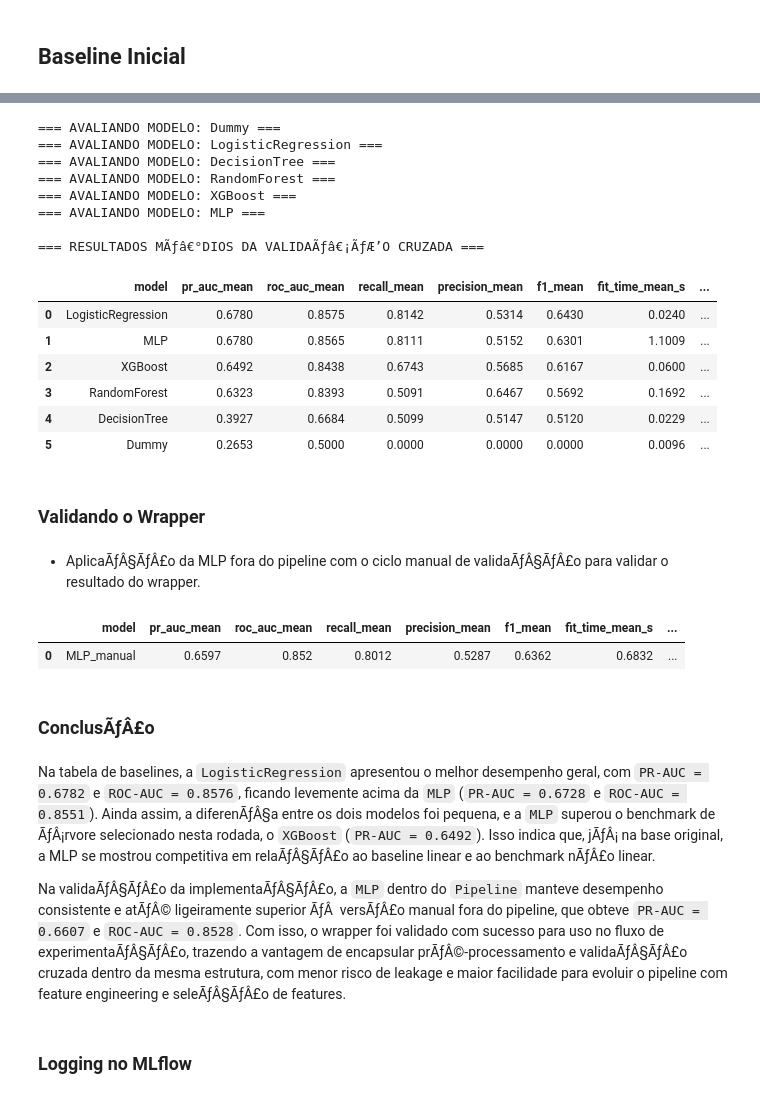
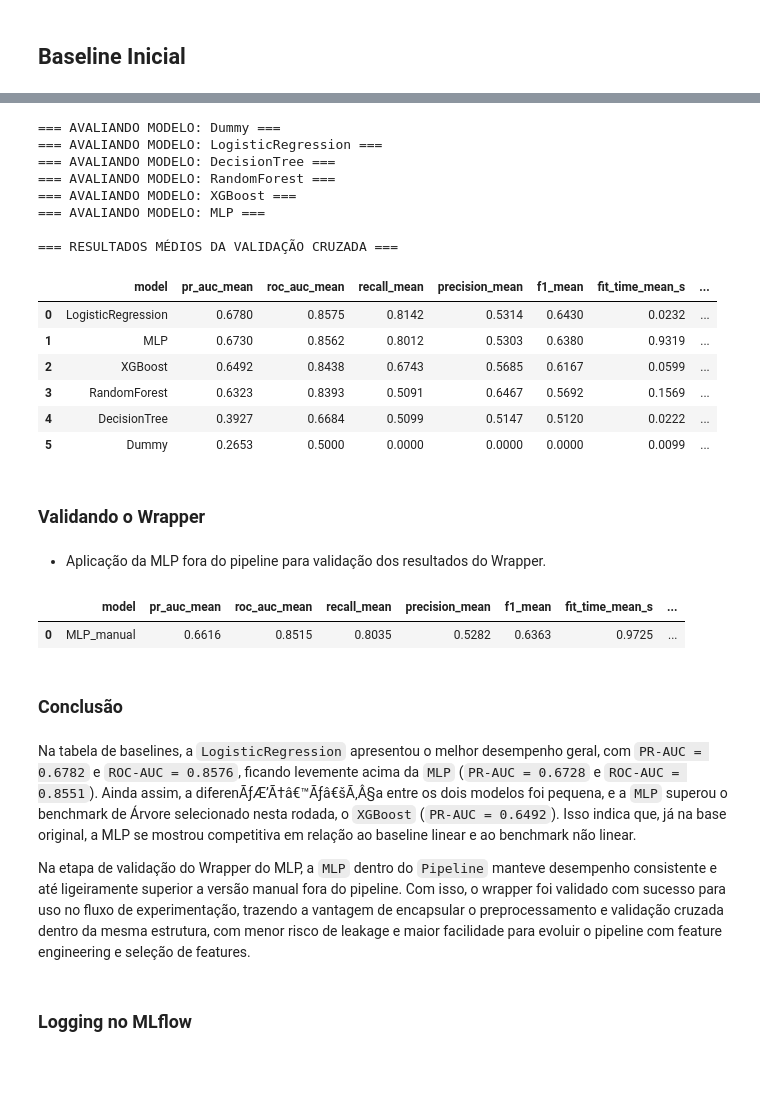
Before and after one commit to devjaynemorais/mle-f1-tech-challenge, a Jupyter notebook: notebooks/02_experimentation.ipynb, the cells around one changed output, grey strips where cells are left out. Drawn from its saved outputs; the diff is of its cells as text; code cells hidden in the pictures; blank space fills up the shorter version.

```diff
--- a/notebooks/02_experimentation.ipynb
+++ b/notebooks/02_experimentation.ipynb
@@ -371,7 +372,7 @@ results_cv = (
     .reset_index(drop=True)
 )
 
-print("\n=== RESULTADOS MÃƒâ€°DIOS DA VALIDAÃƒâ€¡ÃƒÆ’O CRUZADA ===")
+print("\n=== RESULTADOS MÉDIOS DA VALIDAÇÃO CRUZADA ===")
 display(results_cv.round(4))
 # %% [output]
 === AVALIANDO MODELO: Dummy ===
@@ -381,18 +382,18 @@ display(results_cv.round(4))
 === AVALIANDO MODELO: XGBoost ===
 === AVALIANDO MODELO: MLP ===
 
-=== RESULTADOS MÃƒâ€°DIOS DA VALIDAÃƒâ€¡ÃƒÆ’O CRUZADA ===
+=== RESULTADOS MÉDIOS DA VALIDAÇÃO CRUZADA ===
 |  | model | pr_auc_mean | roc_auc_mean | recall_mean | precision_mean | f1_mean | fit_time_mean_s | ... |
-| 0 | LogisticRegression | 0.6780 | 0.8575 | 0.8142 | 0.5314 | 0.6430 | 0.0240 | ... |
-| 1 | MLP | 0.6780 | 0.8565 | 0.8111 | 0.5152 | 0.6301 | 1.1009 | ... |
-| 2 | XGBoost | 0.6492 | 0.8438 | 0.6743 | 0.5685 | 0.6167 | 0.0600 | ... |
-| 3 | RandomForest | 0.6323 | 0.8393 | 0.5091 | 0.6467 | 0.5692 | 0.1692 | ... |
-| 4 | DecisionTree | 0.3927 | 0.6684 | 0.5099 | 0.5147 | 0.5120 | 0.0229 | ... |
-| 5 | Dummy | 0.2653 | 0.5000 | 0.0000 | 0.0000 | 0.0000 | 0.0096 | ... |
+| 0 | LogisticRegression | 0.6780 | 0.8575 | 0.8142 | 0.5314 | 0.6430 | 0.0232 | ... |
+| 1 | MLP | 0.6730 | 0.8562 | 0.8012 | 0.5303 | 0.6380 | 0.9319 | ... |
+| 2 | XGBoost | 0.6492 | 0.8438 | 0.6743 | 0.5685 | 0.6167 | 0.0599 | ... |
+| 3 | RandomForest | 0.6323 | 0.8393 | 0.5091 | 0.6467 | 0.5692 | 0.1569 | ... |
+| 4 | DecisionTree | 0.3927 | 0.6684 | 0.5099 | 0.5147 | 0.5120 | 0.0222 | ... |
+| 5 | Dummy | 0.2653 | 0.5000 | 0.0000 | 0.0000 | 0.0000 | 0.0099 | ... |
 # %% [markdown]
 ### Validando o Wrapper
 # %% [markdown]
-- AplicaÃƒÂ§ÃƒÂ£o da MLP fora do pipeline com o ciclo manual de validaÃƒÂ§ÃƒÂ£o para validar o resultado do wrapper.
+- Aplicação da MLP fora do pipeline para validação dos resultados do Wrapper.
 # %%
 import time
 import numpy as np
@@ -421,9 +422,11 @@ MLP_BATCH_SIZE = 64
 MLP_LR = 1e-3
 MLP_WD = 1e-5
 MLP_HIDDEN_DIM = 64
+MLP_DROPOUT = 0.0
 MLP_THRESHOLD = 0.5
 
-ES_PATIENCE = 8
+ES_PATIENCE = int(np.ceil(0.2 * MLP_EPOCHS))
+ES_MIN_DELTA = 1e-3
 ES_VAL_SIZE = 0.15
 
 DEVICE = torch.device("cuda" if torch.cuda.is_available() else "cpu")
@@ -504,6 +507,7 @@ for fold, (tr_idx, va_idx) in enumerate(cv.split(X_train_val, y_train_val), star
         input_dim=X_tr_fit.shape[1],
         hidden_dim=MLP_HIDDEN_DIM,
         output_dim=1,
+        dropout=MLP_DROPOUT,
     ).to(DEVICE)
 
     pos = float((y_tr_fit == 1).sum())
@@ -522,6 +526,7 @@ for fold, (tr_idx, va_idx) in enumerate(cv.split(X_train_val, y_train_val), star
         device=DEVICE,
         max_epochs=MLP_EPOCHS,
         patience=ES_PATIENCE,
+        min_delta=ES_MIN_DELTA,
         threshold=MLP_THRESHOLD,
     )
     best_es_loss, _ = evaluate(
@@ -537,55 +542,54 @@ for fold, (tr_idx, va_idx) in enumerate(cv.split(X_train_val, y_train_val), star
     X_va_t = torch.tensor(X_va_sc, dtype=torch.float32).to(DEVICE)
 
     model.eval()
     with torch.no_grad():
         logits = model(X_va_t).squeeze(1)
         prob = torch.sigmoid(logits).cpu().numpy()
 
     pred = (prob >= MLP_THRESHOLD).astype(int)
 
     mlp_manual_folds.append(
         {
             "fold": fold,
             "epochs_trained": epochs_trained,
             "best_es_loss": best_es_loss,
             "pr_auc": average_precision_score(y_va, prob),
             "roc_auc": roc_auc_score(y_va, prob),
             "recall": recall_score(y_va, pred, zero_division=0),
             "precision": precision_score(y_va, pred, zero_division=0),
             "f1": f1_score(y_va, pred, zero_division=0),
             "fit_time_s": fit_time_s,
             "score_time_s": time.perf_counter() - score_start,
         }
     )
 
-# resultados por fold
 mlp_fold_results = pd.DataFrame(mlp_manual_folds)
 
-# mÃƒÂ©dias para comparar com a versÃƒÂ£o fora do pipeline
-mlp_cv_summary = pd.DataFrame([
-    {
-        "model": "MLP_manual",
-        "pr_auc_mean": mlp_fold_results["pr_auc"].mean(),
-        "roc_auc_mean": mlp_fold_results["roc_auc"].mean(),
-        "recall_mean": mlp_fold_results["recall"].mean(),
-        "precision_mean": mlp_fold_results["precision"].mean(),
-        "f1_mean": mlp_fold_results["f1"].mean(),
-        "fit_time_mean_s": mlp_fold_results["fit_time_s"].mean(),
-        "score_time_mean_s": mlp_fold_results["score_time_s"].mean(),
-    }
-])
+mlp_cv_summary = pd.DataFrame(
+    [
+        {
+            "model": "MLP_manual",
+            "pr_auc_mean": mlp_fold_results["pr_auc"].mean(),
+            "roc_auc_mean": mlp_fold_results["roc_auc"].mean(),
+            "recall_mean": mlp_fold_results["recall"].mean(),
+            "precision_mean": mlp_fold_results["precision"].mean(),
+            "f1_mean": mlp_fold_results["f1"].mean(),
+            "fit_time_mean_s": mlp_fold_results["fit_time_s"].mean(),
+            "score_time_mean_s": mlp_fold_results["score_time_s"].mean(),
+        }
+    ]
+)
 
-#display(mlp_fold_results.round(4))
 display(mlp_cv_summary.round(4))
 # %% [output]
 |  | model | pr_auc_mean | roc_auc_mean | recall_mean | precision_mean | f1_mean | fit_time_mean_s | ... |
-| 0 | MLP_manual | 0.6597 | 0.852 | 0.8012 | 0.5287 | 0.6362 | 0.6832 | ... |
+| 0 | MLP_manual | 0.6616 | 0.8515 | 0.8035 | 0.5282 | 0.6363 | 0.9725 | ... |
 # %% [markdown]
-### ConclusÃƒÂ£o
+### Conclusão
 # %% [markdown]
-Na tabela de baselines, a `LogisticRegression` apresentou o melhor desempenho geral, com `PR-AUC = 0.6782` e `ROC-AUC = 0.8576`, ficando levemente acima da `MLP` (`PR-AUC = 0.6728` e `ROC-AUC = 0.8551`). Ainda assim, a diferenÃƒÂ§a entre os dois modelos foi pequena, e a `MLP` superou o benchmark de ÃƒÂ¡rvore selecionado nesta rodada, o `XGBoost` (`PR-AUC = 0.6492`). Isso indica que, jÃƒÂ¡ na base original, a MLP se mostrou competitiva em relaÃƒÂ§ÃƒÂ£o ao baseline linear e ao benchmark nÃƒÂ£o linear.
+Na tabela de baselines, a `LogisticRegression` apresentou o melhor desempenho geral, com `PR-AUC = 0.6782` e `ROC-AUC = 0.8576`, ficando levemente acima da `MLP` (`PR-AUC = 0.6728` e `ROC-AUC = 0.8551`). Ainda assim, a diferenÃƒÆ’Ã†â€™Ãƒâ€šÃ‚Â§a entre os dois modelos foi pequena, e a `MLP` superou o benchmark de Árvore selecionado nesta rodada, o `XGBoost` (`PR-AUC = 0.6492`). Isso indica que, já na base original, a MLP se mostrou competitiva em relação ao baseline linear e ao benchmark não linear.
 
-Na validaÃƒÂ§ÃƒÂ£o da implementaÃƒÂ§ÃƒÂ£o, a `MLP` dentro do `Pipeline` manteve desempenho consistente e atÃƒÂ© ligeiramente superior ÃƒÂ  versÃƒÂ£o manual fora do pipeline, que obteve `PR-AUC = 0.6607` e `ROC-AUC = 0.8528`. Com isso, o wrapper foi validado com sucesso para uso no fluxo de experimentaÃƒÂ§ÃƒÂ£o, trazendo a vantagem de encapsular prÃƒÂ©-processamento e validaÃƒÂ§ÃƒÂ£o cruzada dentro da mesma estrutura, com menor risco de leakage e maior facilidade para evoluir o pipeline com feature engineering e seleÃƒÂ§ÃƒÂ£o de features.
+Na etapa de validação do Wrapper do MLP, a `MLP` dentro do `Pipeline` manteve desempenho consistente e até ligeiramente superior a versão manual fora do pipeline. Com isso, o wrapper foi validado com sucesso para uso no fluxo de experimentação, trazendo a vantagem de encapsular o preprocessamento e validação cruzada dentro da mesma estrutura, com menor risco de leakage e maior facilidade para evoluir o pipeline com feature engineering e seleção de features.
 # %% [markdown]
 ### Logging no MLflow
 # %% [markdown]
```
Also changed, not shown: parts of 52 cells of this notebook, 5 other files.
